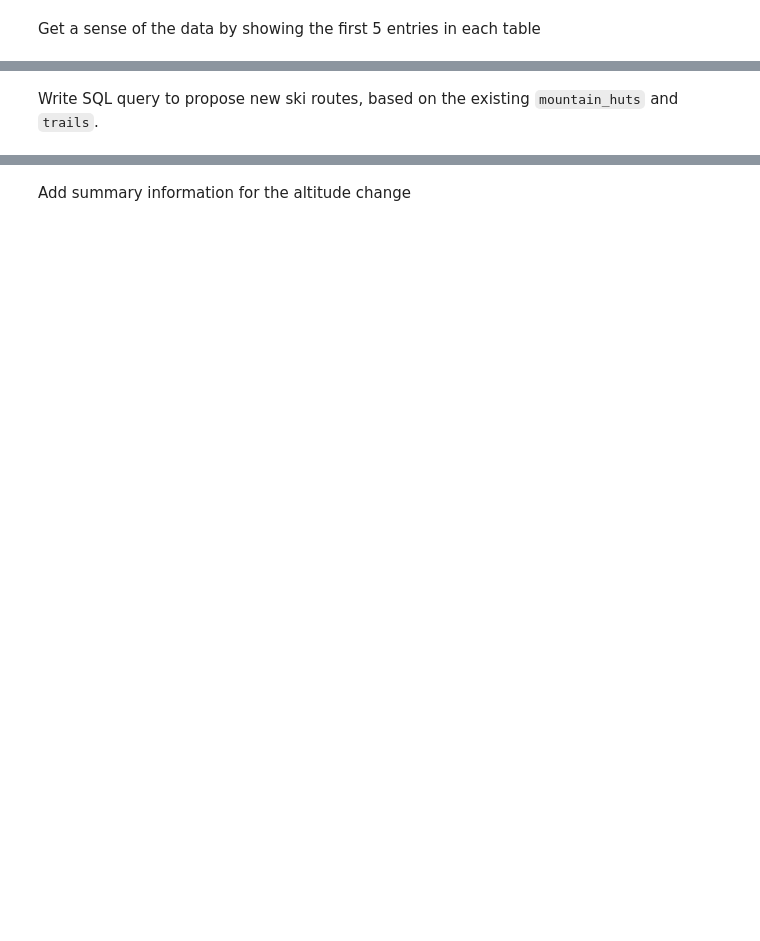
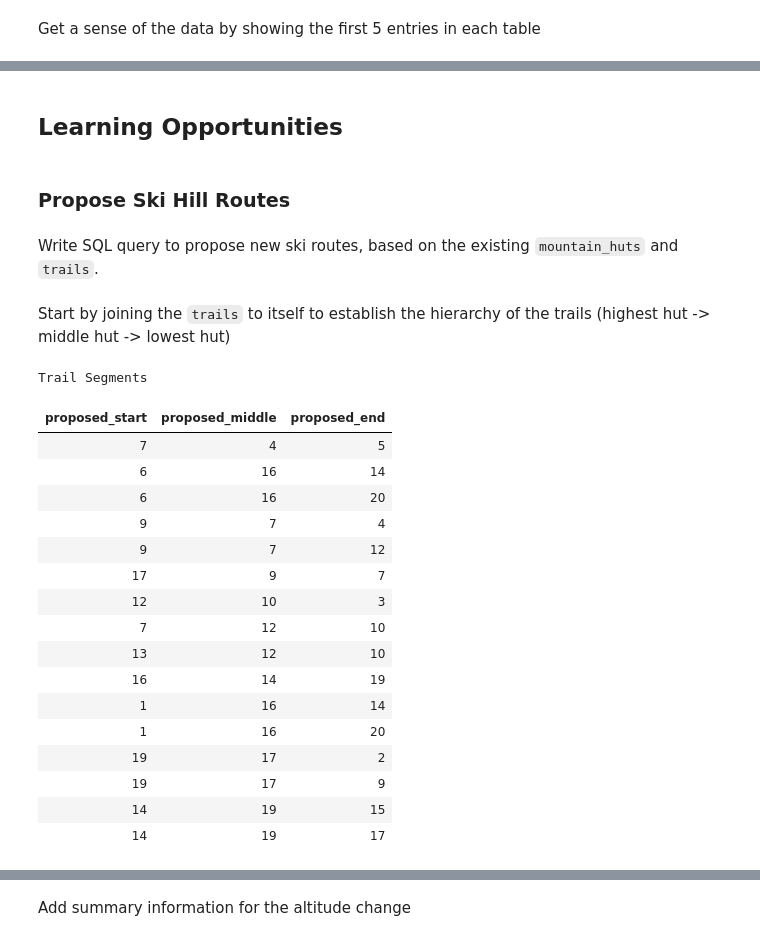
Before and after one commit to peterdobbs77/daily-coding, a Jupyter notebook: sql/try_ski_hill_db_sql.ipynb, the cells around one changed output, grey strips where cells are left out. Saved outputs shown, nothing was run; the diff lists cells and outputs as text; code cells hidden in the pictures; blank space fills up the shorter version.

```diff
--- a/sql/try_ski_hill_db_sql.ipynb
+++ b/sql/try_ski_hill_db_sql.ipynb
@@ -44,2 +50,40 @@ select * from trails limit 5;
+# %% [markdown]
+## Learning Opportunities
+# %% [markdown]
+### Propose Ski Hill Routes
 # %% [markdown]
 Write SQL query to propose new ski routes, based on the existing `mountain_huts` and `trails`.
+# %% [markdown]
+Start by joining the `trails` to itself to establish the hierarchy of the trails (highest hut -> middle hut -> lowest hut)
+# %%
+query = """
+    select first_segment.hut1 as proposed_start,
+        first_segment.hut2 as proposed_middle,
+        second_segment.hut2 as proposed_end
+    from trails first_segment
+    join trails second_segment
+        on first_segment.hut2 = second_segment.hut1
+    """
+results = ski_hill_database_utils.execute_sql(
+    query=query,
+    db_path=DB_PATH)
+utils.print_html(results, "Trail Segments")
+# %% [output]
+Trail Segments
+| proposed_start | proposed_middle | proposed_end |
+| 7 | 4 | 5 |
+| 6 | 16 | 14 |
+| 6 | 16 | 20 |
+| 9 | 7 | 4 |
+| 9 | 7 | 12 |
+| 17 | 9 | 7 |
+| 12 | 10 | 3 |
+| 7 | 12 | 10 |
+| 13 | 12 | 10 |
+| 16 | 14 | 19 |
+| 1 | 16 | 14 |
+| 1 | 16 | 20 |
+| 19 | 17 | 2 |
+| 19 | 17 | 9 |
+| 14 | 19 | 15 |
+| 14 | 19 | 17 |
```
Also changed, not shown: parts of 22 cells of this notebook, 1 other file.
